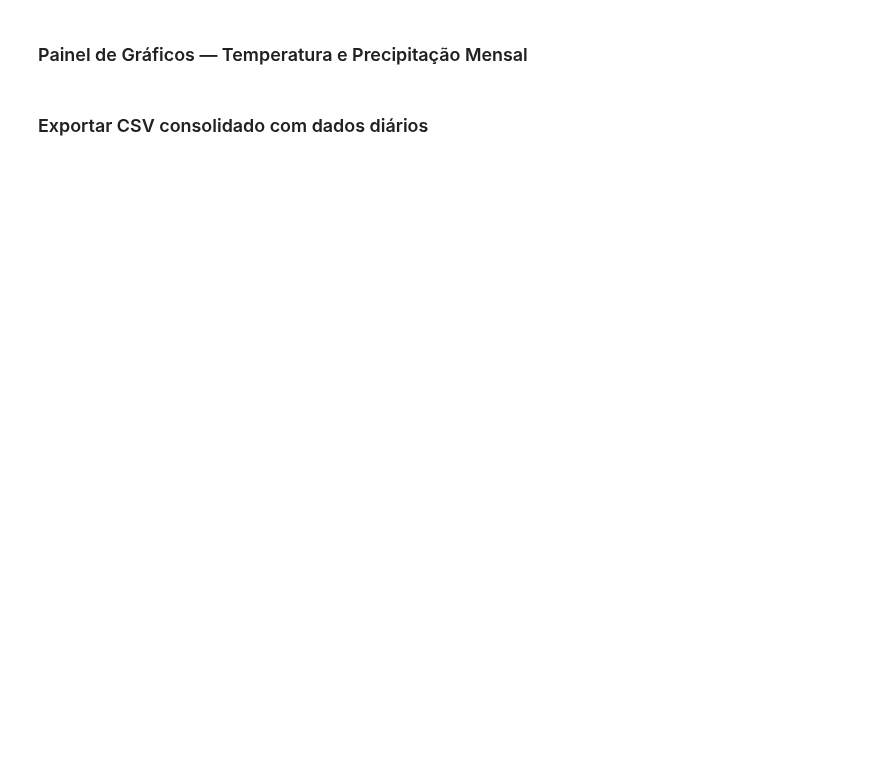
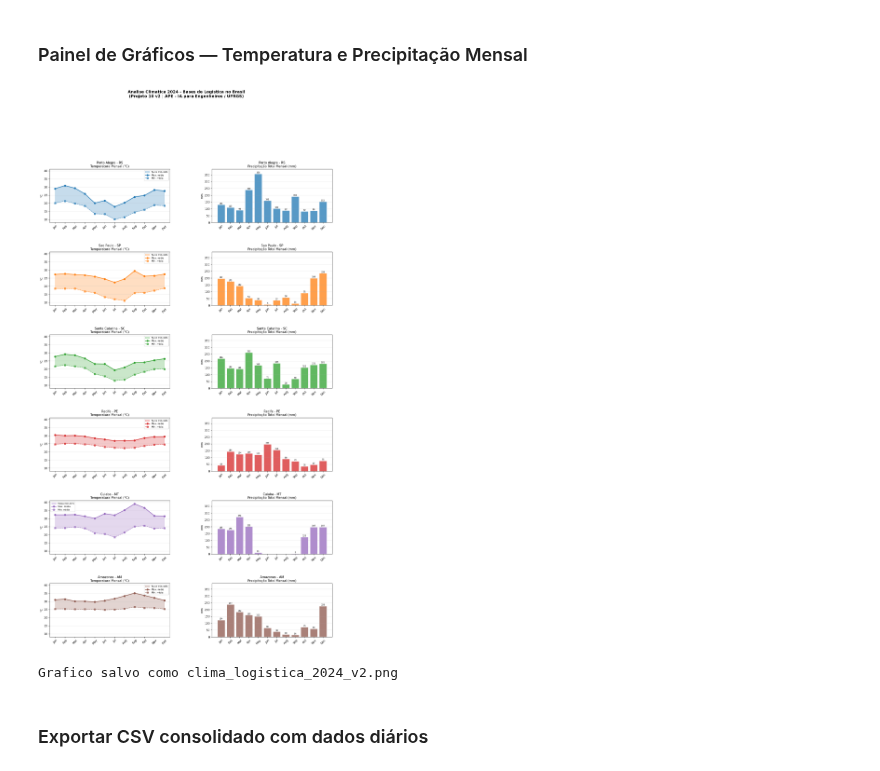
Before and after one commit to GSA3203VA/ALGORITMOS_IA, a Jupyter notebook: CURSO_IA/APE_ALGOR_PROGRAMACAO/Projeto10/projeto10_comentado.ipynb, the cells around one changed output. Cells and saved outputs as stored; diff of their text form; code cells hidden in the pictures; blank space fills up the shorter version.

```diff
--- a/CURSO_IA/APE_ALGOR_PROGRAMACAO/Projeto10/projeto10_comentado.ipynb
+++ b/CURSO_IA/APE_ALGOR_PROGRAMACAO/Projeto10/projeto10_comentado.ipynb
@@ -230,13 +231,13 @@ Coleta temperatura máxima, mínima e precipitação diária para o ano todo.
 # %%
 def fetch_clima(lat: float, lon: float, ano: int = 2024) -> pd.DataFrame:
     """
-    Coleta dados clim?ticos di?rios no Open-Meteo Archive.
+    Coleta dados clim?ticos diarios no Open-Meteo Archive.
 
     Retorna um DataFrame com:
-    - time: data da medi??o;
-    - temperature_2m_max: temperatura m?xima di?ria;
-    - temperature_2m_min: temperatura m?nima di?ria;
-    - precipitation_sum: precipita??o total di?ria.
+    - time: data da medicao;
+    - temperature_2m_max: temperatura maxima diaria;
+    - temperature_2m_min: temperatura minima diaria;
+    - precipitation_sum: precipitacao total diaria.
     """
     dados = _get_json(
         URL_ARCHIVE,
@@ -251,12 +252,12 @@ def fetch_clima(lat: float, lon: float, ano: int = 2024) -> pd.DataFrame:
         timeout=20,
     )
 
-    # A chave "daily" cont?m listas paralelas: uma lista de datas, uma de m?ximas etc.
+    # A chave "daily" contem listas paralelas: uma lista de datas, uma de maximas etc.
     # O pandas transforma isso facilmente em uma tabela.
     return pd.DataFrame(dados["daily"])
 
 
-# Teste: 2024 ? ano bissexto, ent?o esperamos 366 registros.
+# Teste: 2024 o ano bissexto, entao esperamos 366 registros.
 df_teste = fetch_clima(-30.03, -51.23)
 print(f"Registros retornados: {len(df_teste)}")
 df_teste.head(3)
@@ -411,5 +435,7 @@ print(f"\nCidades processadas com sucesso: {len(resultados)}")
 # %%
-# Monta uma tabela resumida, uma linha por cidade/base log?stica.
+
+### 5 Relatório Comparativo
+# Monta uma tabela resumida, uma linha por cidade/base logistica.
 linhas = []
 
 for r in resultados:
@@ -417,12 +443,12 @@ for r in resultados:
     linhas.append({
         "Cidade / Base":      i["label"],
         "UF":                 i["uf"],
-        "Popula??o":          f"{i['populacao']:,}" if i["populacao"] else "N/D",
-        "Temp. M?x. (?C)":    f"{i['temp_max_anual']:.1f}",
-        "Temp. M?n. (?C)":    f"{i['temp_min_anual']:.1f}",
+        "Populaçãoo":          f"{i['populacao']:,}" if i["populacao"] else "N/D",
+        "Temp. Max. (°C)":    f"{i['temp_max_anual']:.1f}",
+        "Temp. Min. (°C)":    f"{i['temp_min_anual']:.1f}",
         "Precip. Anual (mm)": f"{i['precip_anual']:.0f}",
-        "M?s Mais Quente":    i["mes_quente"],
-        "M?s Mais Chuvoso":   i["mes_chuvoso"],
+        "Mês Mais Quente":    i["mes_quente"],
+        "Mês Mais Chuvoso":   i["mes_chuvoso"],
     })
 
 df_relatorio = pd.DataFrame(linhas)
@@ -458,12 +513,12 @@ for r in resultados:
 # %%
 n = len(resultados)
 
-# Uma linha de gr?ficos por cidade e duas colunas: temperatura e precipita??o.
+# Uma linha de graficos por cidade e duas colunas: temperatura e precipitacao.
 fig = plt.figure(figsize=(18, 5 * n))
 gs = GridSpec(n, 2, figure=fig, hspace=0.55, wspace=0.35)
 
 fig.suptitle(
-    "An?lise Clim?tica 2024 - Bases de Log?stica no Brasil\n"
+    "Analise Climatica 2024 - Bases de Logistica no Brasil\n"
     "(Projeto 10 v2 | APE - IA para Engenheiros / UFRGS)",
     fontsize=14,
     fontweight="bold",
@@ -494,43 +549,46 @@ for idx, r in enumerate(resultados):
         color=cor,
         label="Faixa min-m?x",
     )
-    ax1.plot(dm["mes_str"], dm["temp_max_media"], "o-", color=cor, linewidth=2, label="M?x. m?dia")
-    ax1.plot(dm["mes_str"], dm["temp_min_media"], "s--", color=cor, linewidth=1.5, alpha=0.7, label="M?n. m?dia")
+    ax1.plot(dm["mes_str"], dm["temp_max_media"], "o-", color=cor, linewidth=2, label="Max. midia")
+    ax1.plot(dm["mes_str"], dm["temp_min_media"], "s--", color=cor, linewidth=1.5, alpha=0.7, label="Min. midia")
     ax1.set_ylim(temp_min_global - 2, temp_max_global + 2)
-    ax1.set_title(f"{inf['label']}\nTemperatura Mensal (?C)", fontsize=11)
-    ax1.set_ylabel("?C")
+    ax1.set_title(f"{inf['label']}\nTemperatura Mensal (°C)", fontsize=11)
+    ax1.set_ylabel("°C")
     ax1.tick_params(axis="x", rotation=45)
     ax1.legend(fontsize=8)
     ax1.grid(axis="y", alpha=0.3)
 
     # -----------------------------
     # Gr?fico de precipita??o
     # -----------------------------
     ax2 = fig.add_subplot(gs[idx, 1])
     barras = ax2.bar(dm["mes_str"], dm["precipitacao_total"], color=cor, alpha=0.75, edgecolor="white")
     ax2.set_ylim(0, precip_max_global * 1.1)
-    ax2.set_title(f"{inf['label']}\nPrecipita??o Total Mensal (mm)", fontsize=11)
+    ax2.set_title(f"{inf['label']}\nPrecipitação Total Mensal (mm)", fontsize=11)
     ax2.set_ylabel("mm")
     ax2.tick_params(axis="x", rotation=45)
     ax2.yaxis.set_major_formatter(mticker.FormatStrFormatter("%.0f"))
     ax2.grid(axis="y", alpha=0.3)
 
     # R?tulos acima das barras facilitam leitura no relat?rio.
     for barra in barras:
         altura = barra.get_height()
         if altura > 0:
             ax2.text(
                 barra.get_x() + barra.get_width() / 2,
                 altura + 1,
                 f"{altura:.0f}",
                 ha="center",
                 va="bottom",
                 fontsize=7,
             )
 
 plt.savefig("clima_logistica_2024_v2.png", dpi=150, bbox_inches="tight")
 plt.show()
-print("Gr?fico salvo como clima_logistica_2024_v2.png")
+print("Grafico salvo como clima_logistica_2024_v2.png")
+# %% [output]
+[figure, added]
+Grafico salvo como clima_logistica_2024_v2.png
 # %% [markdown]
 ### Exportar CSV consolidado com dados diários
 # %%
```
Also changed, not shown: parts of 17 cells of this notebook, 4 other files.
